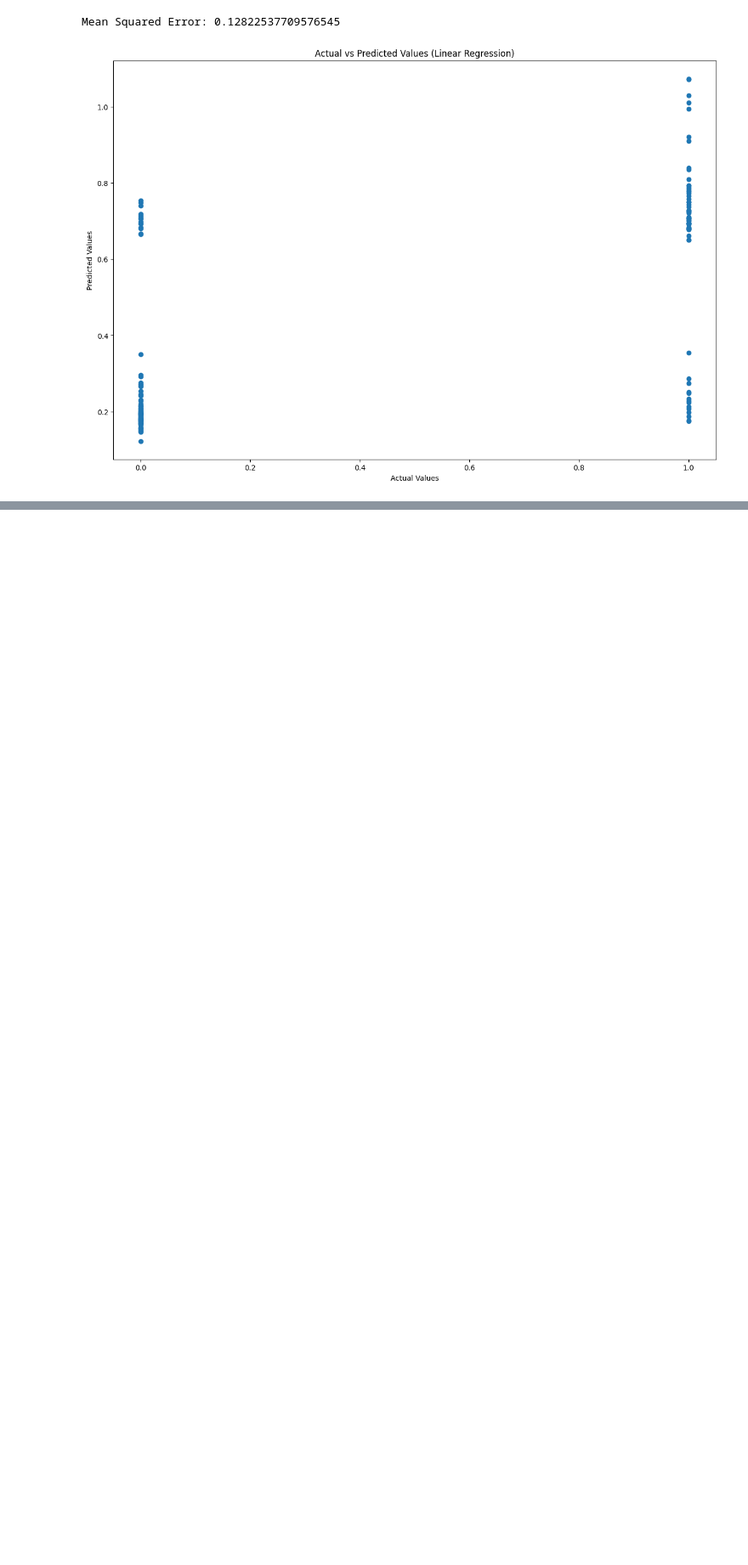
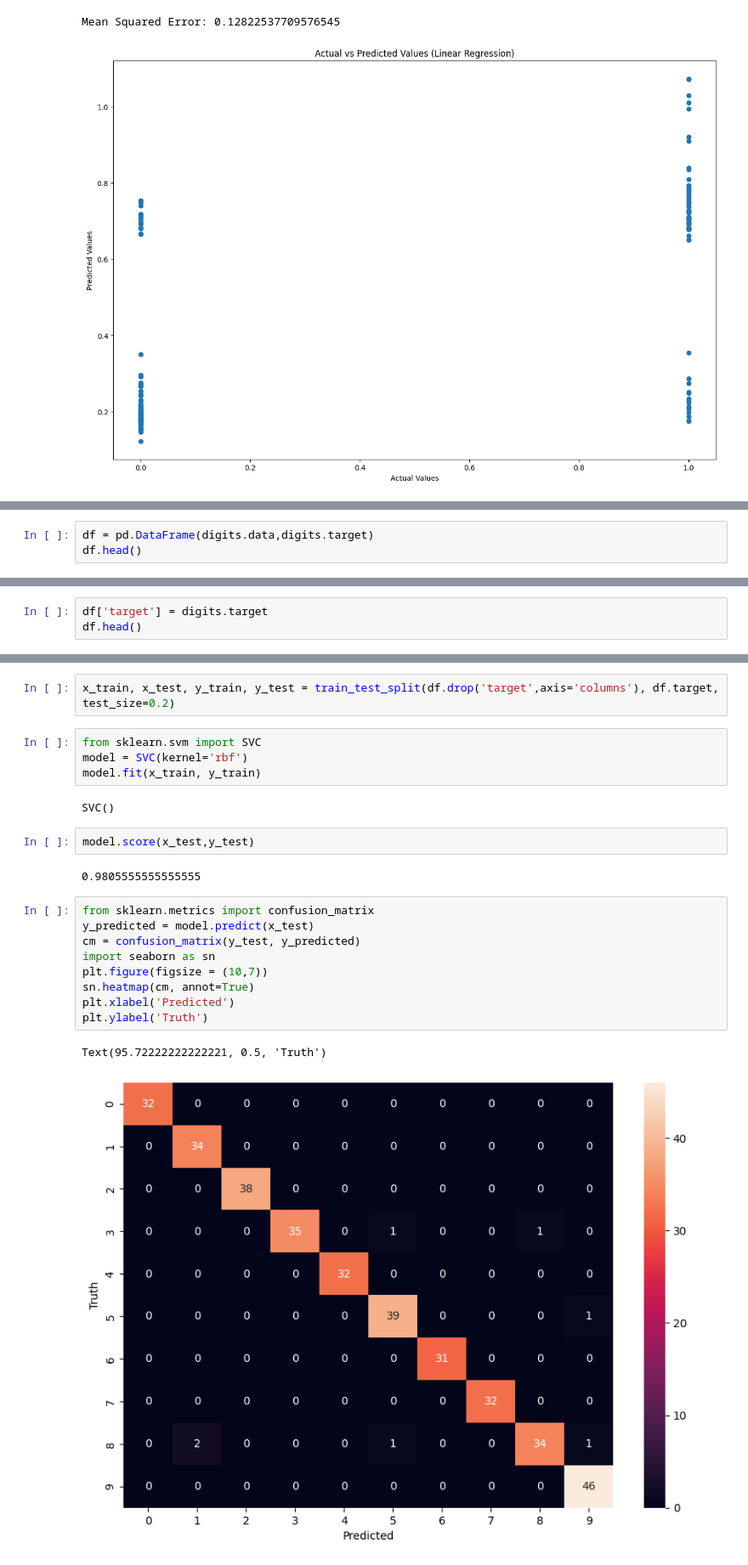
Before and after one commit to KPorus/machine-learning-and-python, a Jupyter notebook: ML.ipynb, the cells around one changed output, grey strips where cells are left out. Shown at 85% size. Cells and saved outputs as stored; diff of their text form; blank space fills up the shorter version.

```diff
--- a/ML.ipynb
+++ b/ML.ipynb
@@ -1255,0 +1263,3 @@ import pandas as pd
+# %%
+df = pd.DataFrame(digits.data,digits.target)
+df.head()
@@ -1255,0 +1274,3 @@ import pandas as pd
+# %%
+df['target'] = digits.target
+df.head()
@@ -1255,0 +1285,24 @@ import pandas as pd
+# %%
+x_train, x_test, y_train, y_test = train_test_split(df.drop('target',axis='columns'), df.target, test_size=0.2)
+# %%
+from sklearn.svm import SVC
+model = SVC(kernel='rbf')
+model.fit(x_train, y_train)
+# %% [output]
+SVC()
+# %%
+model.score(x_test,y_test)
+# %% [output]
+0.9805555555555555
+# %%
+from sklearn.metrics import confusion_matrix
+y_predicted = model.predict(x_test)
+cm = confusion_matrix(y_test, y_predicted)
+import seaborn as sn
+plt.figure(figsize = (10,7))
+sn.heatmap(cm, annot=True)
+plt.xlabel('Predicted')
+plt.ylabel('Truth')
+# %% [output]
+Text(95.72222222222221, 0.5, 'Truth')
+[figure, added]
```
Also changed, not shown: parts of 62 cells of this notebook.
